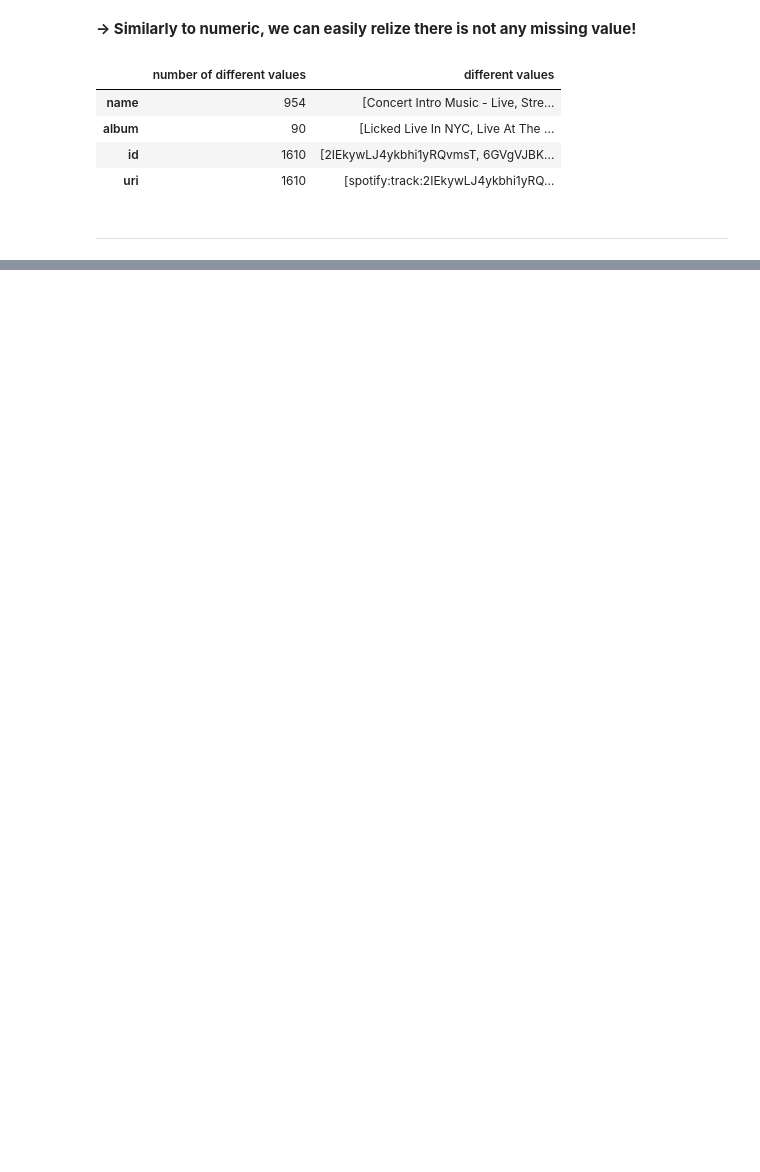
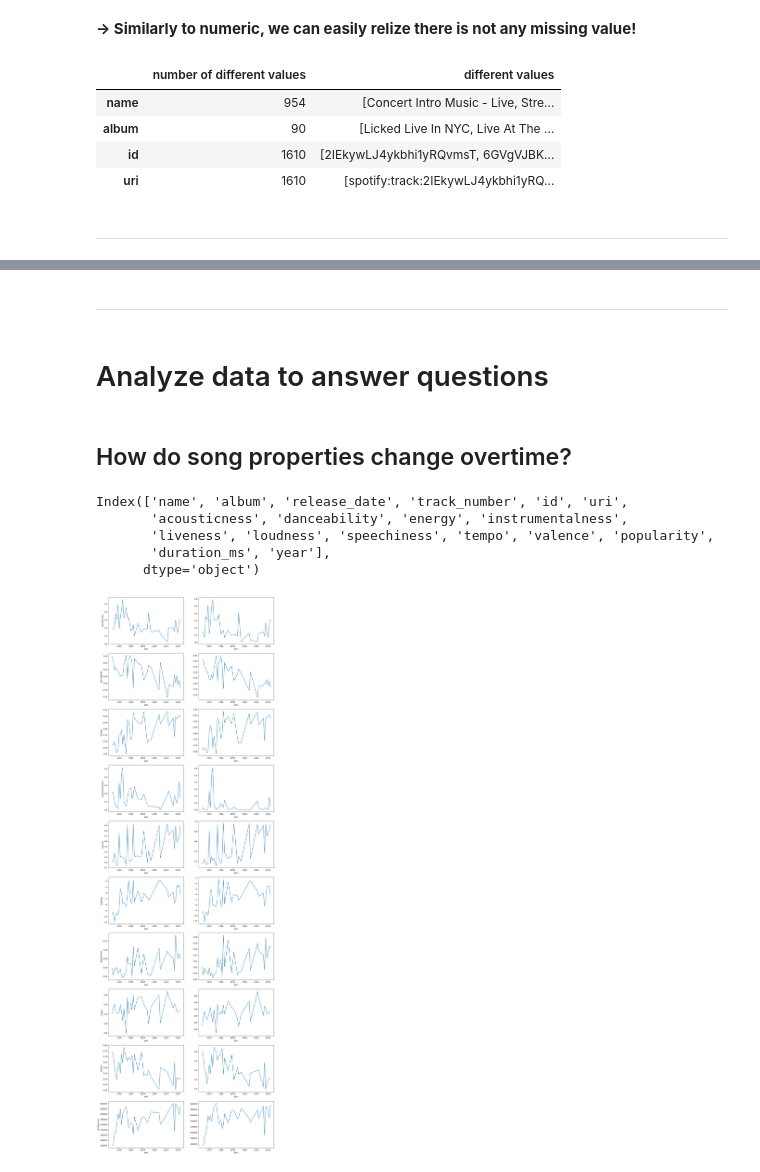
Before and after one commit to TrungTechh/HCMUS_CSC17104-Final-project, a Jupyter notebook: Final_project.ipynb, the cells around one changed output, grey strips where cells are left out. Saved outputs shown, nothing was run; the diff lists cells and outputs as text; code cells hidden in the pictures; blank space fills up the shorter version.

Commit message:
propose question & answer them

```diff
--- a/Final_project.ipynb
+++ b/Final_project.ipynb
@@ -201,0 +199,39 @@ new_df.shape
+# %%
+df['year'] = df.release_date.dt.year
+# %% [markdown]
+---
+# %% [markdown]
+# Analyze data to answer questions
+# %% [markdown]
+## How do song properties change overtime?
+# %%
+df.columns
+# %% [output]
+Index(['name', 'album', 'release_date', 'track_number', 'id', 'uri',
+       'acousticness', 'danceability', 'energy', 'instrumentalness',
+       'liveness', 'loudness', 'speechiness', 'tempo', 'valence', 'popularity',
+       'duration_ms', 'year'],
+      dtype='object')
+# %%
+song_properties = df.loc[:, ['year', 'acousticness', 'danceability', 'energy', 'instrumentalness',
+                            'liveness', 'loudness', 'speechiness', 'tempo', 'valence', 'duration_ms']]
+# %%
+fig, axes = plt.subplots(10, 2, figsize=(15, 50))
+properties = song_properties.columns[1:]
+for p, ax in zip(song_properties.columns[1:], axes):
+    meanline = song_properties.groupby('year', as_index=False)[p].mean()
+    sns.lineplot(x=meanline.year, y=meanline[p], ci=None, ax=ax[0])
+    # sns.boxplot(x=song_properties.year, y=song_properties[p], showfliers=False, ax=ax[1])
+    medianline = song_properties.groupby('year', as_index=False)[p].median()
+    sns.lineplot(x=medianline.year, y=medianline[p], ci=None, ax=ax[1])
+    ax[1].set_ylabel('')
+
+plt.subplots_adjust(left=0.1,
+                    bottom=0.1,
+                    right=0.9,
+                    top=0.9,
+                    wspace=0.2,
+                    hspace=0.2)
+plt.show()
+# %% [output]
+[figure, added]
```
Also changed, not shown: parts of 14 cells of this notebook, 1 other file.
